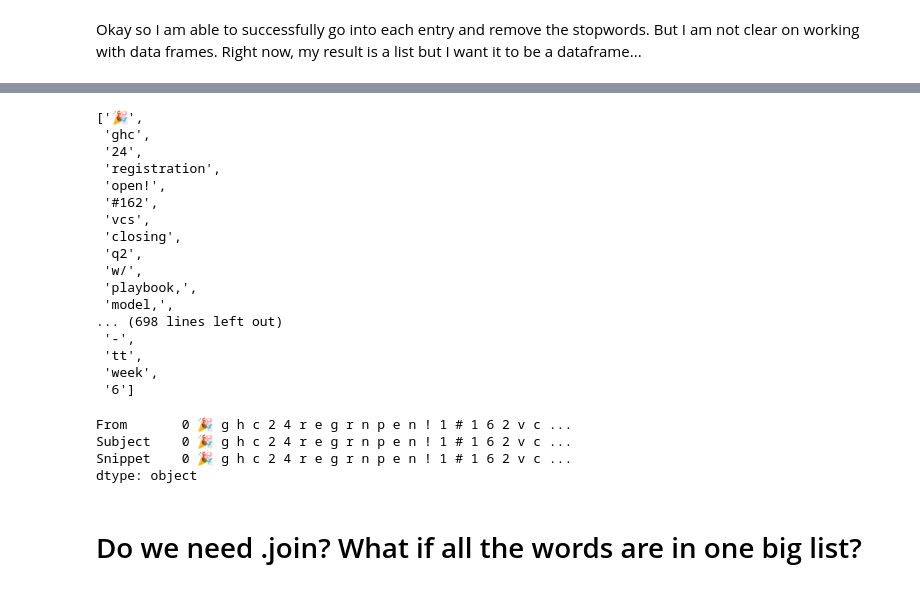
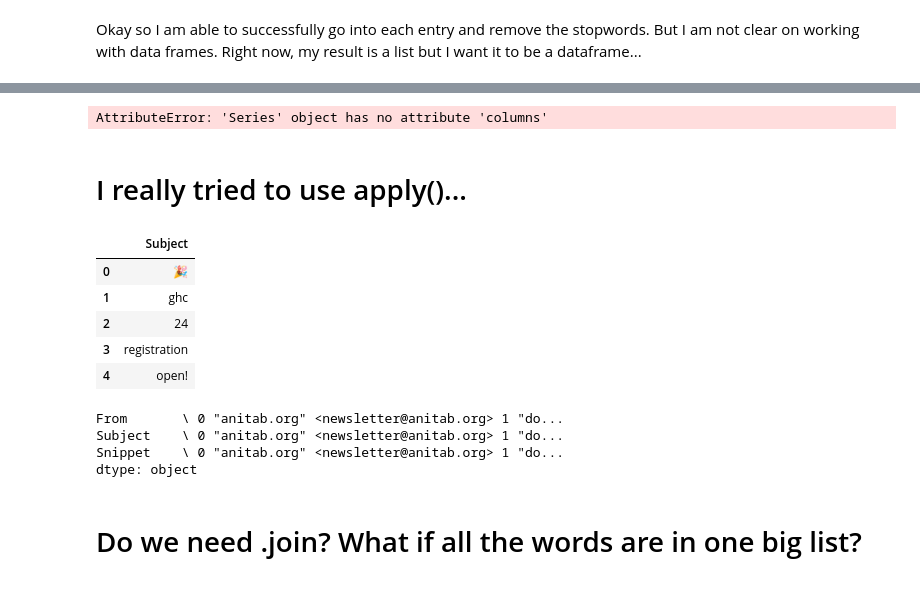
Before and after one commit to natalieho1/Spam-Email-Detection, a Jupyter notebook: spam-email-detection.ipynb, the cells around one changed output, grey strips where cells are left out. Drawn from its saved outputs; the diff is of its cells as text; code cells hidden in the pictures.

Commit message:
Still working on removing stop words

```diff
--- a/spam-email-detection.ipynb
+++ b/spam-email-detection.ipynb
@@ -263,32 +286,24 @@ def remove (text):
     stop_words = stopwords.words('english')
     star_words = []
 
-    for i in range(len(text)):
-        split = text[i].split()
-        #print(split)
-        #loop through each list
-        for word in split:
-            word = word.lower()
-            if word not in stop_words:
-                star_words.append(word)
+    for col in text.columns:
+        for sentence in text[col]:
+            split = sentence.split()
+            print(split)
+            #loop through each list
+            for word in split:
+                word = word.lower()
+                #print(word)
+                if word not in stop_words:
+                    star_words.append(word)
     return star_words
-#print(star_words)
-remove(ham_subject)
+
+#When I call remove(ham_essential), I get a correct list of words that are not in stop words.
+#I am trying to keep the data in the data frame structure, but it's not really working lol...
+#ham_essential = ham_essential.apply(lambda text: remove(ham_essential))
+#ham_essential.head(100)
+
+removed_ham = remove(ham_essential)
+#removed_spam = remove(spam_essential)
 # %% [output]
-['🎉',
- 'ghc',
- '24',
- 'registration',
- 'open!',
- '#162',
- 'vcs',
- 'closing',
- 'q2',
- 'w/',
- 'playbook,',
- 'model,',
-... (698 lines left out)
- '-',
- 'tt',
- 'week',
- '6']
+AttributeError: 'Series' object has no attribute 'columns'
@@ -294,0 +317,12 @@ remove(ham_subject)
+# %% [markdown]
+# I really tried to use apply()...
+# %%
+ham_subject = ham_subject.apply(lambda text: remove(ham_subject))
+ham_subject.head()
+# %% [output]
+|  | Subject |
+| 0 | 🎉 |
+| 1 | ghc |
+| 2 | 24 |
+| 3 | registration |
+| 4 | open! |
@@ -309,12 +343,12 @@ def remove_stopwords(text):
     output = " ".join(star_words)
     return output
 # %%
-ham_essential = ham_essential.apply(lambda column: remove_stopwords(ham_essential["Subject"]))
-ham_essential.head()
+ham_essential = ham_essential.apply(lambda column: remove_stopwords(ham_essential))
+ham_essential.head(15)
 # %% [output]
-From       0 🎉 g h c 2 4 r e g r n p e n ! 1 # 1 6 2 v c ...
-Subject    0 🎉 g h c 2 4 r e g r n p e n ! 1 # 1 6 2 v c ...
-Snippet    0 🎉 g h c 2 4 r e g r n p e n ! 1 # 1 6 2 v c ...
+From       \ 0 "anitab.org" <newsletter@anitab.org> 1 "do...
+Subject    \ 0 "anitab.org" <newsletter@anitab.org> 1 "do...
+Snippet    \ 0 "anitab.org" <newsletter@anitab.org> 1 "do...
 dtype: object
 # %% [markdown]
 # Do we need .join? What if all the words are in one big list?
```
Also changed, not shown: parts of 12 cells of this notebook.
